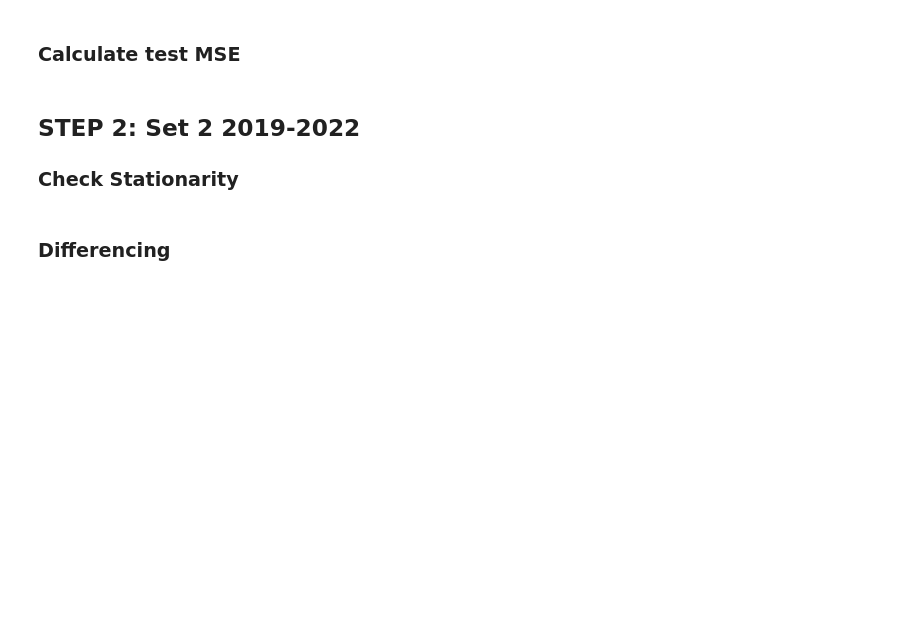
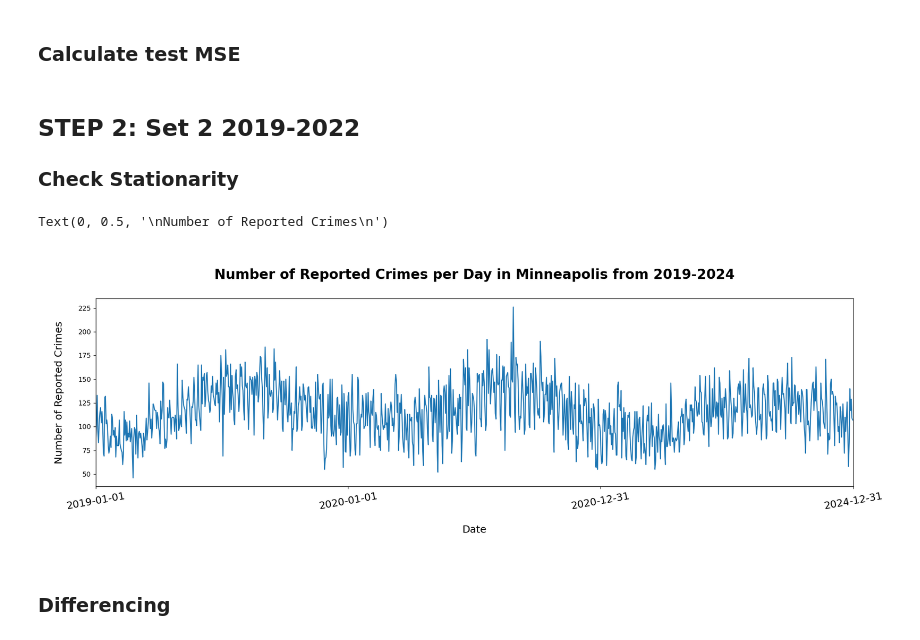
Before and after one commit to Hajar0Ahmed/Time-Series-Crime-Forecasting-Minneapolis, a Jupyter notebook: notebooks/Data_analysis.ipynb, the cells around one changed output. Saved outputs shown, nothing was run; the diff lists cells and outputs as text; code cells hidden in the pictures; blank space fills up the shorter version.

```diff
--- a/notebooks/Data_analysis.ipynb
+++ b/notebooks/Data_analysis.ipynb
@@ -121,17 +167,21 @@ ax.set_ylabel("\nNumber of Reported Crimes\n",fontdict={'fontsize':15})
 ### Check Stationarity
 # %%
 #Look at plot
+ax.clear()
 fig, ax=plt.subplots(figsize=(20, 5))
-plt.plot(train_set.Crime_Count);
+plt.plot(train2.Crime_Count);
 plt.xticks(rotation=10, fontsize=15)
 
 years = mdates.YearLocator()
 ax.xaxis.set_major_locator(years)
 
 ax.set_xlim('2019-01-01', '2024-12-31')
 ax.set_title("\nNumber of Reported Crimes per Day in Minneapolis from 2019-2024\n",weight='bold',fontdict={'fontsize':20})
 ax.set_xlabel("\nDate\n",fontdict={'fontsize':15})
 ax.set_ylabel("\nNumber of Reported Crimes\n",fontdict={'fontsize':15})
+# %% [output]
+Text(0, 0.5, '\nNumber of Reported Crimes\n')
+[figure, added]
 # %%
 #ADF Test
 # %% [markdown]
```
Also changed, not shown: parts of 10 cells of this notebook.
